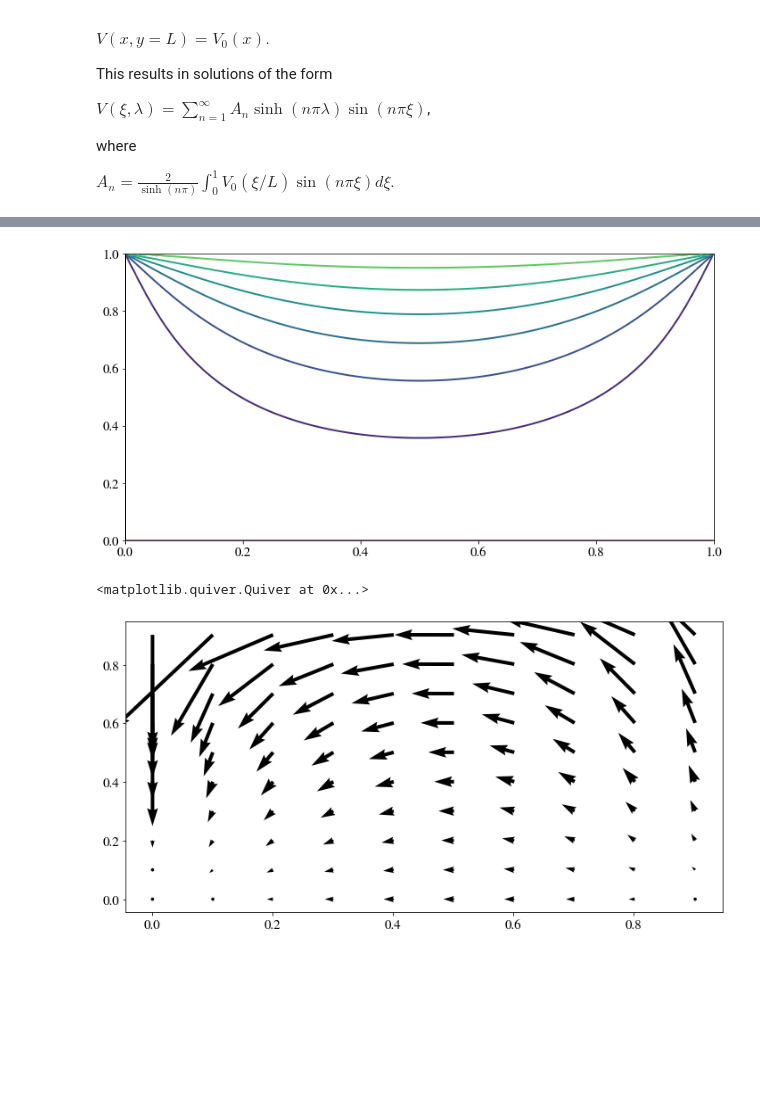
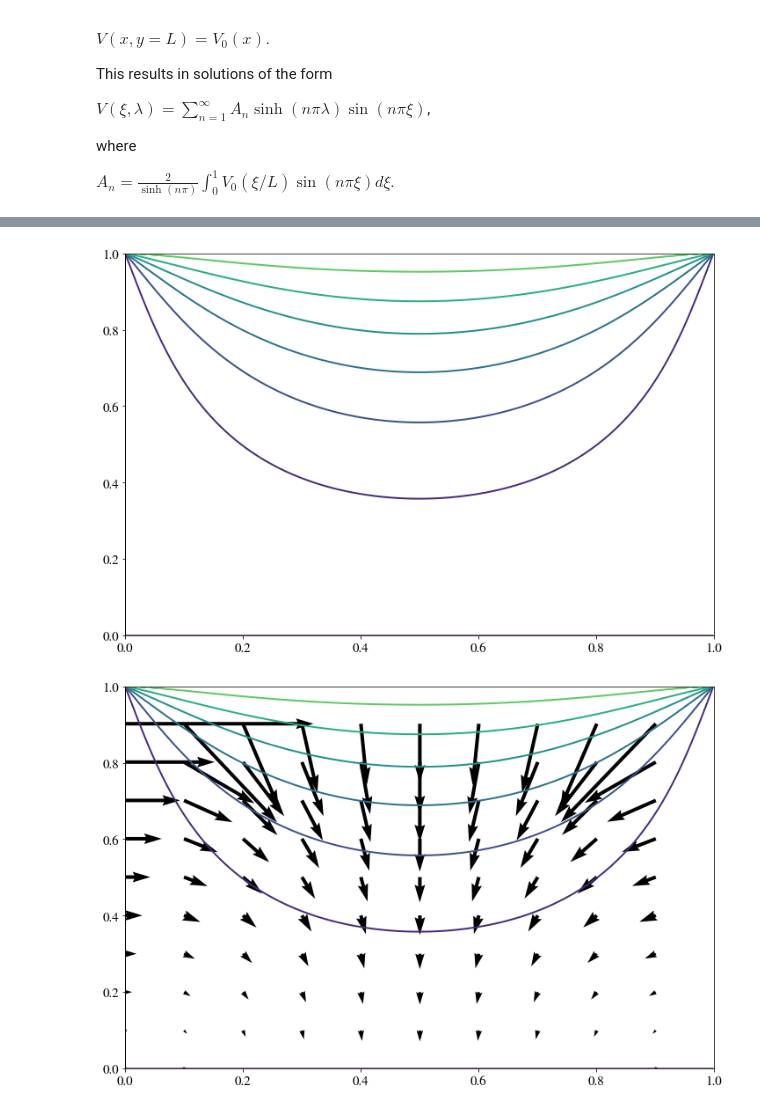
Before and after one commit to sindrelothe/TFY4240, a Jupyter notebook: Project/01-Project_test.ipynb, the cells around one changed output, grey strips where cells are left out. Drawn from its saved outputs; the diff is of its cells as text; code cells hidden in the pictures; blank space fills up the shorter version.

```diff
--- a/Project/01-Project_test.ipynb
+++ b/Project/01-Project_test.ipynb
@@ -3,7 +3,7 @@ import numpy as np
 import matplotlib.pyplot as plt
 from typing import Callable
 
-newparams = {'figure.figsize': (12, 6), 'axes.grid': False,
+newparams = {'figure.figsize': (12, 8), 'axes.grid': False,
              'lines.linewidth': 2,
              'font.size': 15, 'mathtext.fontset': 'stix',
              'font.family': 'STIXGeneral'}
@@ -39,9 +39,18 @@ class Potential:
         self.coefficients_array: np.ndarray = np.zeros(N)
         self.N: int = N
         self.V: Callable[[float, float], float] = np.vectorize(self.scalar_V)
+        self.Ex: Callable[[float, float], float] = np.vectorize(self.scalar_Ex)
+        self.Ey: Callable[[float, float], float] = np.vectorize(self.scalar_Ey)
+
 
     def scalar_V(self, xi: float, lambd: float) -> float:
         return np.sum(self.coefficients_array * np.sinh([n*np.pi*lambd for n in range(1, self.N+1)]) * np.sin([n*np.pi*xi for n in range(1, self.N+1)]))
+
+    def scalar_Ex(self, xi: float, lambd: float) -> float:
+        return np.sum(self.coefficients_array * np.sinh([n*np.pi*lambd for n in range(1, self.N+1)]) * np.cos([n*np.pi*xi for n in range(1, self.N+1)])*np.array([n for n in range(1, self.N+1)]))*np.pi
+
+    def scalar_Ey(self, xi: float, lambd: float) -> float:
+        return -np.sum(self.coefficients_array * np.cosh([n*np.pi*lambd for n in range(1, self.N+1)]) * np.sin([n*np.pi*xi for n in range(1, self.N+1)])*np.array([n for n in range(1, self.N+1)]))*np.pi
 
     def calculateCoefficients(self, V0: Callable[[float], float], M: int) -> None:
         xi_array: np.ndarray = np.linspace(0, 1, M)
@@ -73,5 +82,8 @@ plt.plot(xi_array, V1(xi_array))
 # %%
 V_matrix: np.ndarray = P1.V(xx, yy)
+# %%
+Ex_matrix: np.ndarray = P1.Ex(xx, yy)
+Ey_matrix: np.ndarray = P1.Ey(xx, yy)
 # %%
 plt.plot(xi_array, V_matrix[-1, :])
 plt.plot(xi_array, V1(xi_array))
@@ -88,4 +100,4 @@ plt.show()
 plt.contour(xx, yy, V_matrix)
 plt.show()
 # %% [output]
-[figure, old version]
+[figure, new version]
@@ -94,7 +104,10 @@ E_field = np.array(np.gradient(V_matrix))*(-1)
 # %%
-slice = lambda arr : arr[::int(M/10), ::int(M/10)]
+K = 10
+slice = lambda arr : arr[::int(M/K), ::int(M/K)]
 
-plt.quiver(slice(xx), slice(yy), slice(E_field[0]), slice(E_field[1]))
+plt.quiver(slice(xx), slice(yy), slice(Ex_matrix), slice(Ey_matrix))
+plt.contour(xx, yy, V_matrix)
+plt.savefig("f1.svg", format="svg")
+plt.show()
 # %% [output]
-<matplotlib.quiver.Quiver at 0x...>
-[figure, old version]
+[figure, new version]
```
Also changed, not shown: parts of 4 cells of this notebook.
